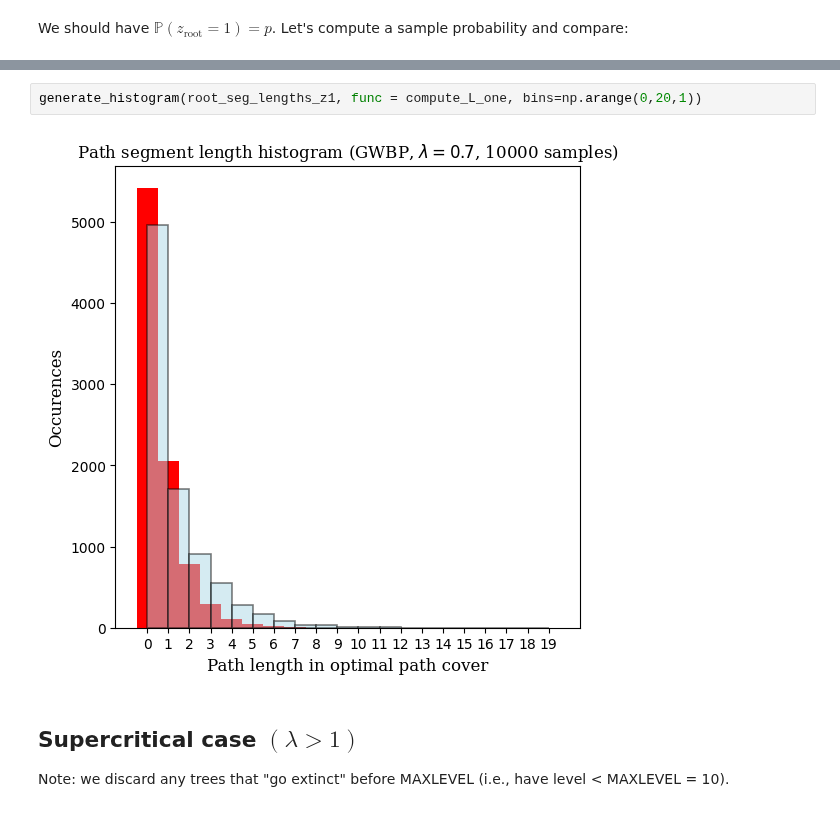
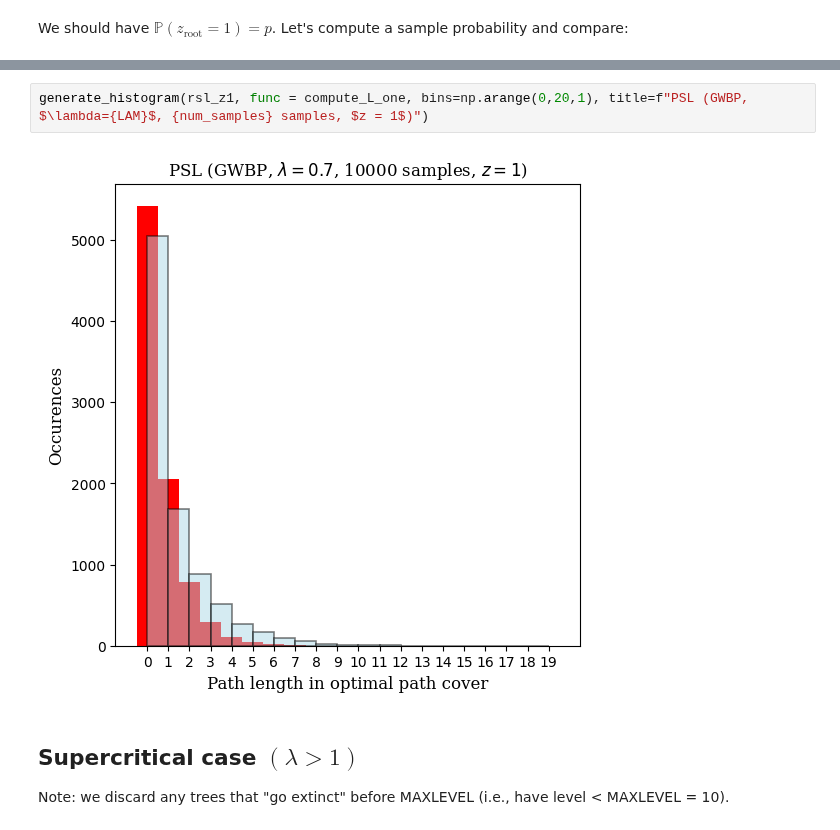
Before and after one commit to JulesGB/MeanFieldLastPassagePercolation, a Jupyter notebook: typical_path_length.ipynb, the cells around one changed output, grey strips where cells are left out. Saved outputs shown, nothing was run; the diff lists cells and outputs as text.

```diff
--- a/typical_path_length.ipynb
+++ b/typical_path_length.ipynb
@@ -221,7 +219,7 @@ generate_histogram(root_seg_lengths_z0, func = compute_L_zero, bins=np.arange(0,
 # %%
-generate_histogram(root_seg_lengths_z1, func = compute_L_one, bins=np.arange(0,20,1))
+generate_histogram(rsl_z1, func = compute_L_one, bins=np.arange(0,20,1), title=f"PSL (GWBP, $\lambda={LAM}$, {num_samples} samples, $z = 1$)")
 # %% [output]
-[figure, old version]
+[figure, new version]
 # %% [markdown]
 ## Supercritical case $(\lambda > 1)$
 Note: we discard any trees that "go extinct" before MAXLEVEL (i.e., have level < MAXLEVEL = 10).
```
Also changed, not shown: parts of 11 cells of this notebook, 2 other files.
